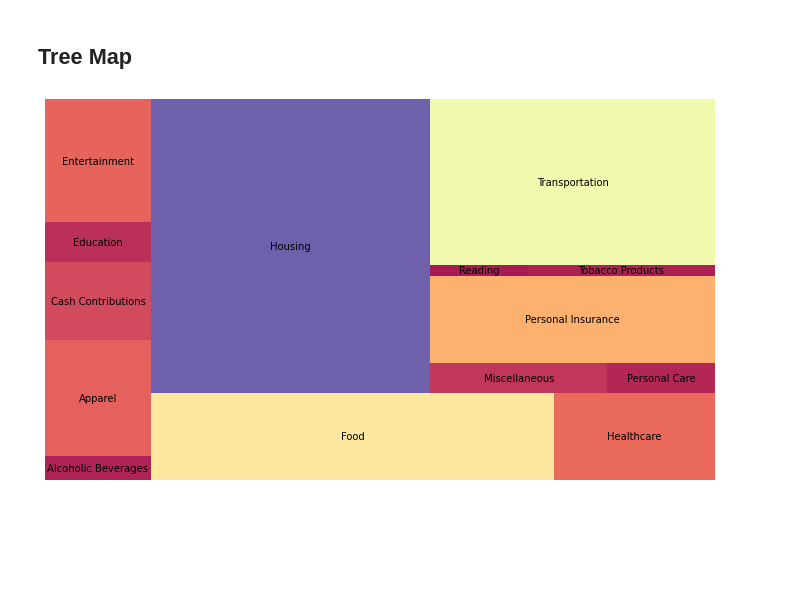
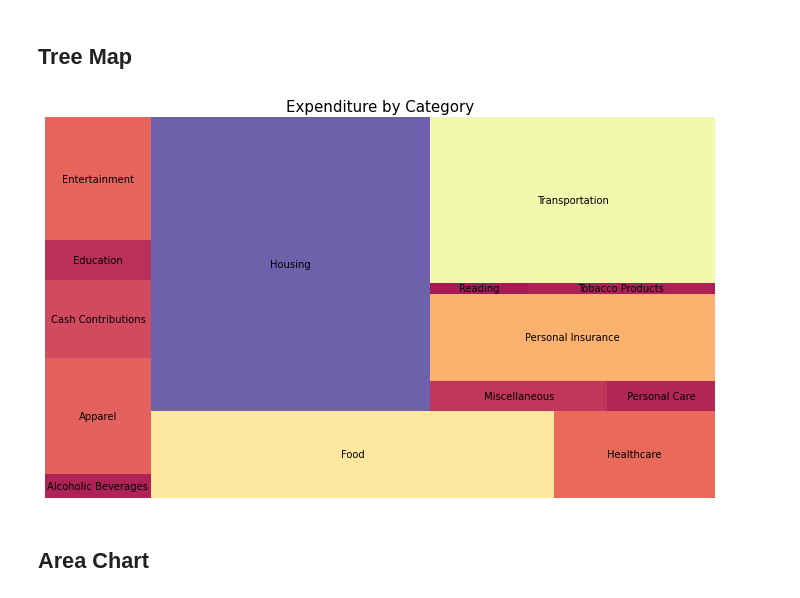
Before and after one commit to ScottBreitbach/DSC640, a Jupyter notebook: Weeks5-6/BreitbachScott_Exercise_3-2.ipynb, the cells around one changed output. Drawn from its saved outputs; the diff is of its cells as text; code cells hidden in the pictures; blank space fills up the shorter version.

```diff
--- a/Weeks5-6/BreitbachScott_Exercise_3-2.ipynb
+++ b/Weeks5-6/BreitbachScott_Exercise_3-2.ipynb
@@ -39,13 +39,19 @@ colors = [cmap(norm(value)) for value in size]
 # %%
 # Initialize the matplotlib figure
 f, ax = plt.subplots(figsize=(12, 7))
 
 # Plot tree map using squarify and matplotlib
 squarify.plot(sizes = size,
               label = labels,
               alpha = 0.9,
               color = colors)
 plt.axis('off')
+
+# Add chart title
+plt.title("Expenditure by Category", fontsize = 15)
+
 plt.show()
 # %% [output]
-[figure, old version]
+[figure, new version]
+# %% [markdown]
+## Area Chart
```
Also changed, not shown: parts of 8 cells of this notebook, 1 other file.
